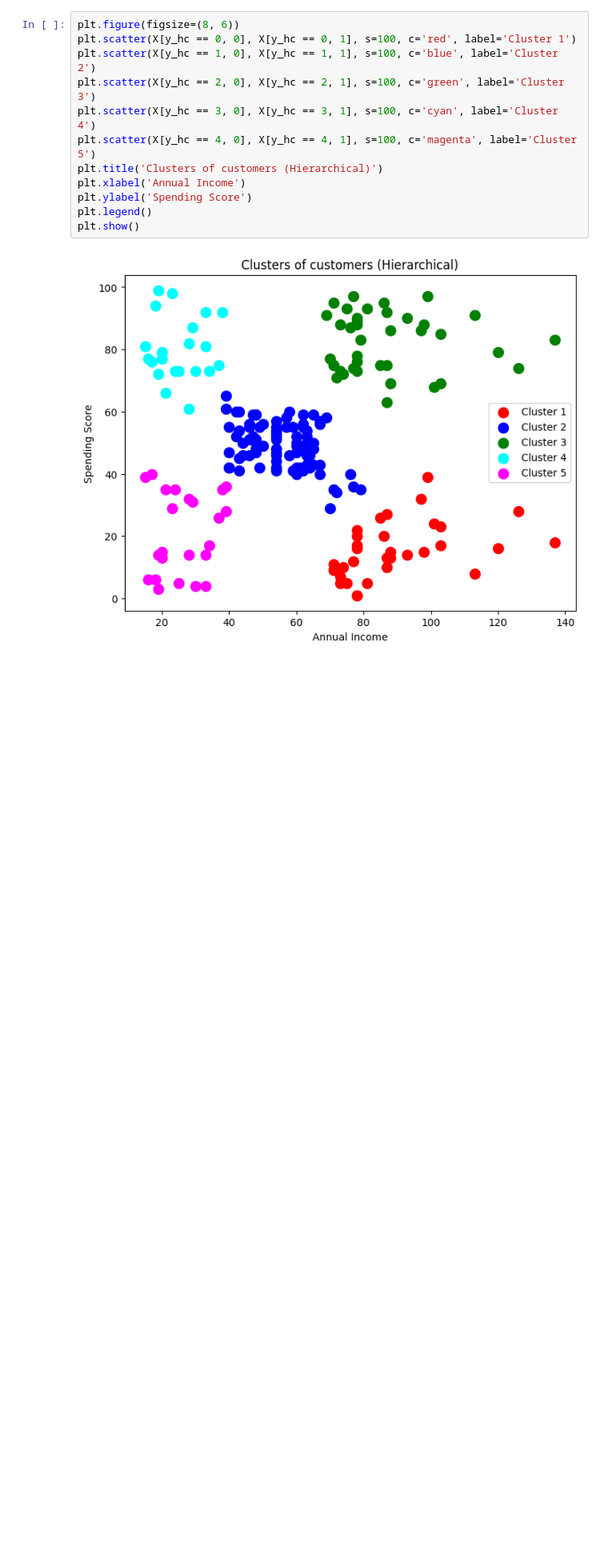
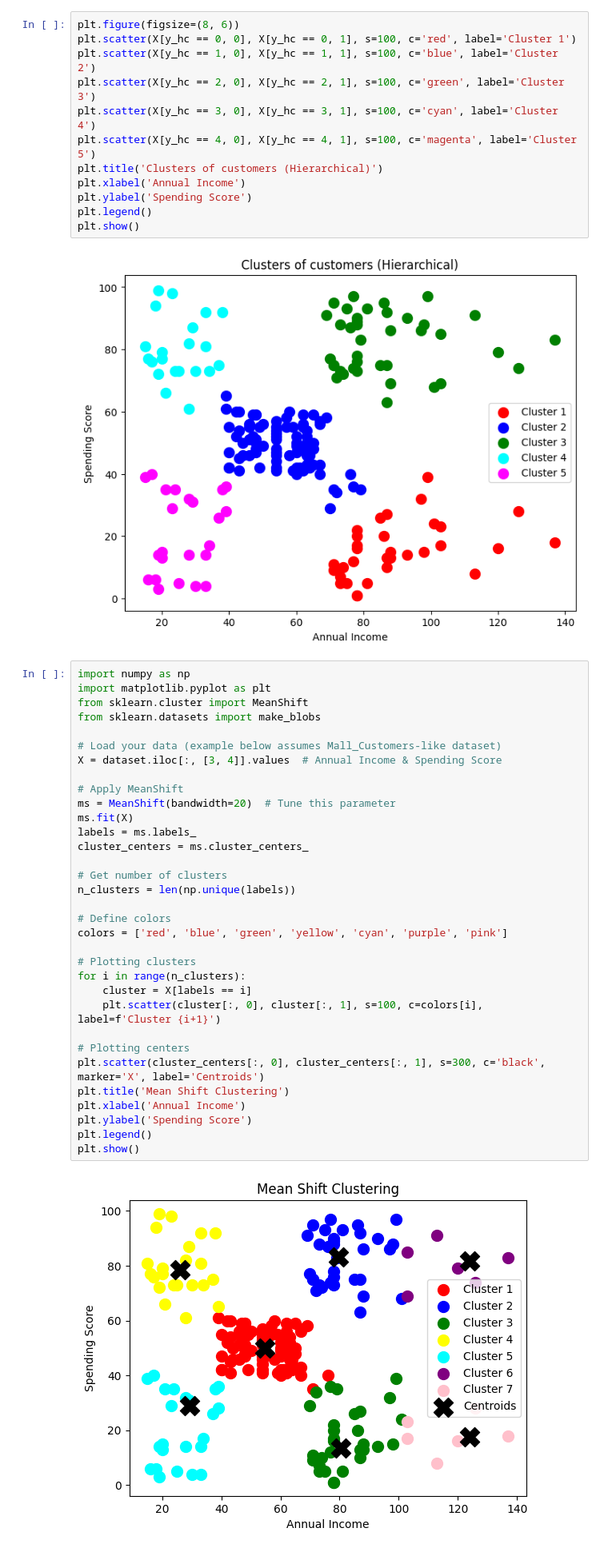
Before and after one commit to prince545/exploratory-data-analysis, a Jupyter notebook: Clustering.ipynb, the cells around one changed output. Shown: that part at 80% size. Saved outputs shown, nothing was run; the diff lists cells and outputs as text; blank space fills up the shorter version.

```diff
--- a/Clustering.ipynb
+++ b/Clustering.ipynb
@@ -175,3 +175,38 @@ plt.legend()
 plt.show()
 # %% [output]
 [figure]
+# %%
+import numpy as np
+import matplotlib.pyplot as plt
+from sklearn.cluster import MeanShift
+from sklearn.datasets import make_blobs
+
+# Load your data (example below assumes Mall_Customers-like dataset)
+X = dataset.iloc[:, [3, 4]].values  # Annual Income & Spending Score
+
+# Apply MeanShift
+ms = MeanShift(bandwidth=20)  # Tune this parameter
+ms.fit(X)
+labels = ms.labels_
+cluster_centers = ms.cluster_centers_
+
+# Get number of clusters
+n_clusters = len(np.unique(labels))
+
+# Define colors
+colors = ['red', 'blue', 'green', 'yellow', 'cyan', 'purple', 'pink']
+
+# Plotting clusters
+for i in range(n_clusters):
+    cluster = X[labels == i]
+    plt.scatter(cluster[:, 0], cluster[:, 1], s=100, c=colors[i], label=f'Cluster {i+1}')
+
+# Plotting centers
+plt.scatter(cluster_centers[:, 0], cluster_centers[:, 1], s=300, c='black', marker='X', label='Centroids')
+plt.title('Mean Shift Clustering')
+plt.xlabel('Annual Income')
+plt.ylabel('Spending Score')
+plt.legend()
+plt.show()
+# %% [output]
+[figure, added]
```
